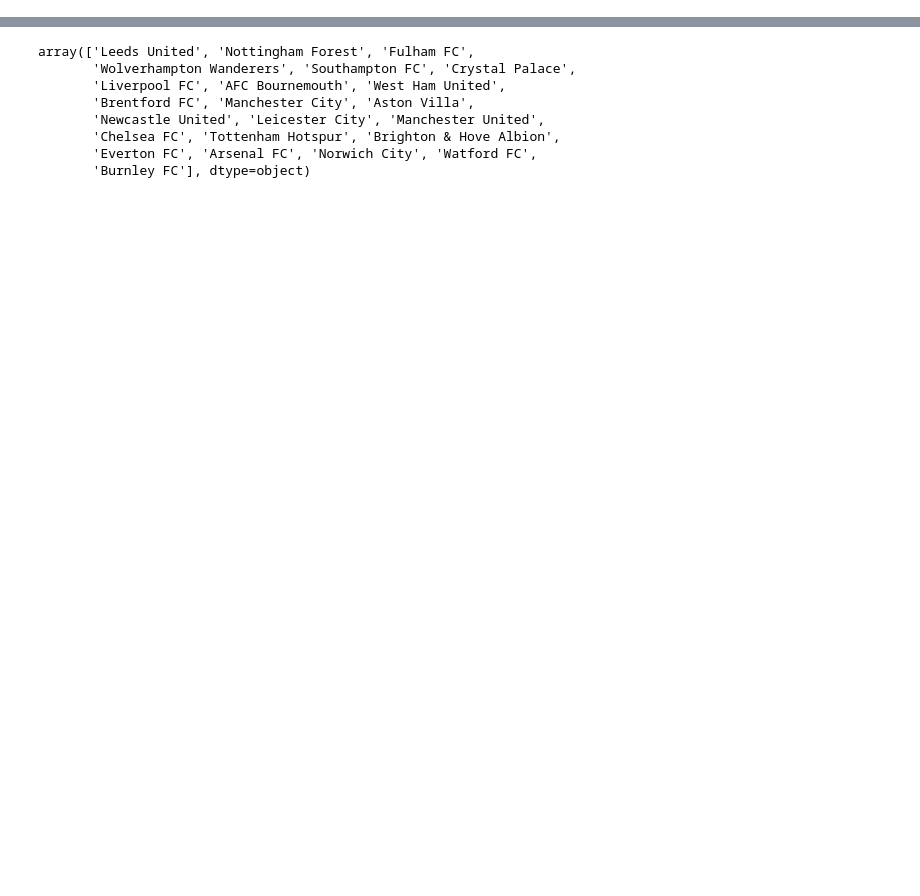
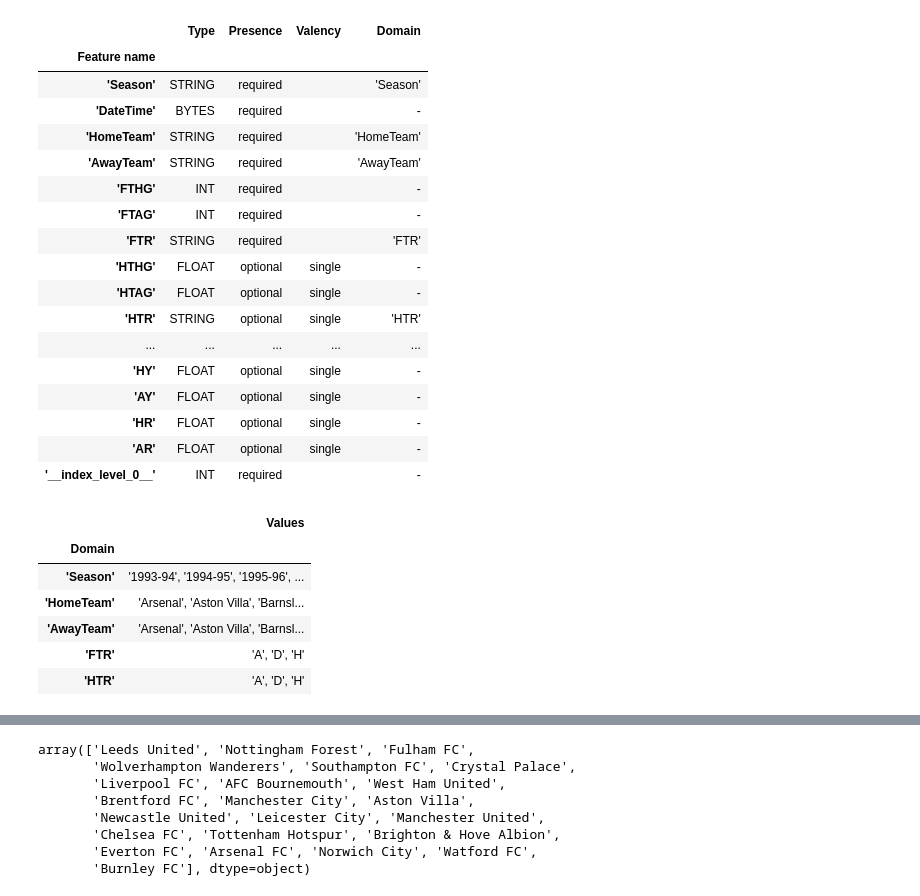
Before and after one commit to roberthanna94/reha228, a Jupyter notebook: Projects/EPL Player Analysis.ipynb, the cells around one changed output, grey strips where cells are left out. Cells and saved outputs as stored; diff of their text form; code cells hidden in the pictures; blank space fills up the shorter version.

```diff
--- a/Projects/EPL Player Analysis.ipynb
+++ b/Projects/EPL Player Analysis.ipynb
@@ -22,0 +16,6 @@ df.date_of_birth = pd.to_datetime(df.date_of_birth, format = '%d/%m/%Y').dt.year
+# %%
+# Read in the training and evaluation datasets
+df = pd.read_csv(r'C:\Users\rhanna\Downloads\results.csv',encoding= 'unicode_escape')
+
+# Split the dataset. Do not shuffle for this demo notebook.
+train_df, eval_df = train_test_split(df, test_size=0.2, shuffle=False)
@@ -22,0 +46,11 @@ df.date_of_birth = pd.to_datetime(df.date_of_birth, format = '%d/%m/%Y').dt.year
+# %%
+import tensorflow_data_validation as tfdv
+import pandas as pd
+
+df = pd.read_csv(r'C:\Users\rhanna\Downloads\results.csv',encoding= 'unicode_escape')
+
+# Generate training dataset statistics
+train_stats = tfdv.generate_statistics_from_dataframe(train_df)
+
+# Visualize training dataset statistics
+tfdv.visualize_statistics(train_stats)
@@ -22,0 +59,32 @@ df.date_of_birth = pd.to_datetime(df.date_of_birth, format = '%d/%m/%Y').dt.year
+# %%
+# Infer schema from the computed statistics.
+schema = tfdv.infer_schema(statistics=train_stats)
+
+# Display the inferred schema
+tfdv.display_schema(schema)
+# %% [output]
+|  | Type | Presence | Valency | Domain |
+| Feature name |  |  |  |  |
+| 'Season' | STRING | required |  | 'Season' |
+| 'DateTime' | BYTES | required |  | - |
+| 'HomeTeam' | STRING | required |  | 'HomeTeam' |
+| 'AwayTeam' | STRING | required |  | 'AwayTeam' |
+| 'FTHG' | INT | required |  | - |
+| 'FTAG' | INT | required |  | - |
+| 'FTR' | STRING | required |  | 'FTR' |
+| 'HTHG' | FLOAT | optional | single | - |
+| 'HTAG' | FLOAT | optional | single | - |
+| 'HTR' | STRING | optional | single | 'HTR' |
+| ... | ... | ... | ... | ... |
+| 'HY' | FLOAT | optional | single | - |
+| 'AY' | FLOAT | optional | single | - |
+| 'HR' | FLOAT | optional | single | - |
+| 'AR' | FLOAT | optional | single | - |
+| '__index_level_0__' | INT | required |  | - |
+|  | Values |
+| Domain |  |
+| 'Season' | '1993-94', '1994-95', '1995-96', ... |
+| 'HomeTeam' | 'Arsenal', 'Aston Villa', 'Barnsl... |
+| 'AwayTeam' | 'Arsenal', 'Aston Villa', 'Barnsl... |
+| 'FTR' | 'A', 'D', 'H' |
+| 'HTR' | 'A', 'D', 'H' |
```
Also changed, not shown: parts of 15 cells of this notebook.
